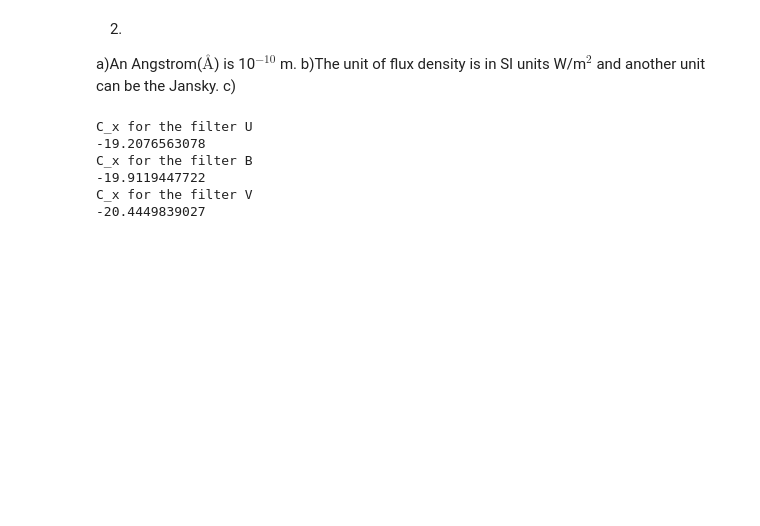
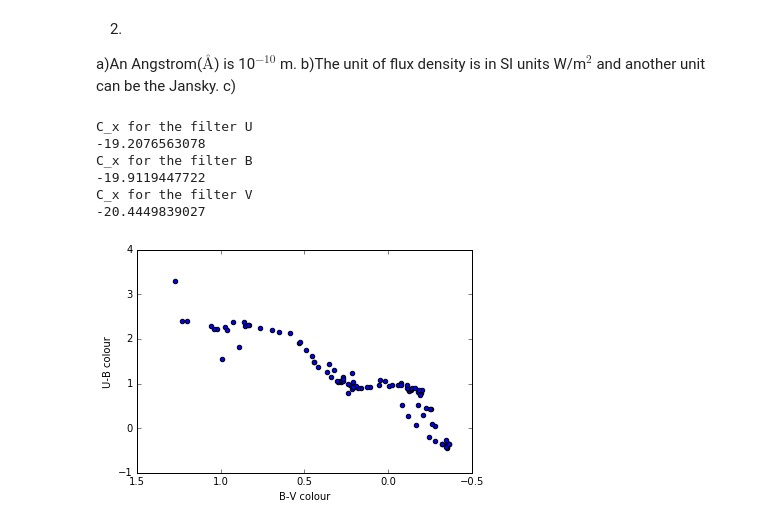
Before and after one commit to DLZRR/AL-OP-2016-2017, a Jupyter notebook: AL&OP 1.ipynb, the cells around one changed output. Cells and saved outputs as stored; diff of their text form; code cells hidden in the pictures; blank space fills up the shorter version.

```diff
--- a/AL&OP 1.ipynb
+++ b/AL&OP 1.ipynb
@@ -83,10 +87,12 @@ iets.flux = iets.flux*3e16
 name_filter = ["U", "B", "V"]
 lambd_0 = [3659, 4582, 5448]
 lambd_delta = [660, 940, 880]
+l = []
 for i in range(3):
     iets.loc[(iets['#wavelength'] >= lambd_0[i]-lambd_delta[i]/2) & (iets['#wavelength'] <= lambd_0[i]+lambd_delta[i]/2), 'flux']
     print("C_x for the filter", name_filter[i])
     print(2.5*np.log10(np.trapz(iets.loc[(iets['#wavelength'] >= lambd_0[i]-lambd_delta[i]/2) & (iets['#wavelength'] <= lambd_0[i]+lambd_delta[i]/2), 'flux'],iets.loc[(iets['#wavelength'] >= lambd_0[i]-lambd_delta[i]/2) & (iets['#wavelength'] <= lambd_0[i]+lambd_delta[i]/2), '#wavelength'])/(np.trapz(iets.loc[(iets['#wavelength'] >= lambd_0[i]-lambd_delta[i]/2) & (iets['#wavelength'] <= lambd_0[i]+lambd_delta[i]/2), '#wavelength'], iets.loc[(iets['#wavelength'] >= lambd_0[i]-lambd_delta[i]/2) & (iets['#wavelength'] <= lambd_0[i]+lambd_delta[i]/2), '#wavelength']))))
+    l.append(2.5*np.log10(np.trapz(iets.loc[(iets['#wavelength'] >= lambd_0[i]-lambd_delta[i]/2) & (iets['#wavelength'] <= lambd_0[i]+lambd_delta[i]/2), 'flux'],iets.loc[(iets['#wavelength'] >= lambd_0[i]-lambd_delta[i]/2) & (iets['#wavelength'] <= lambd_0[i]+lambd_delta[i]/2), '#wavelength'])/(np.trapz(iets.loc[(iets['#wavelength'] >= lambd_0[i]-lambd_delta[i]/2) & (iets['#wavelength'] <= lambd_0[i]+lambd_delta[i]/2), '#wavelength'], iets.loc[(iets['#wavelength'] >= lambd_0[i]-lambd_delta[i]/2) & (iets['#wavelength'] <= lambd_0[i]+lambd_delta[i]/2), '#wavelength']))))
 # %% [output]
 C_x for the filter U
 -19.2076563078
@@ -94,3 +100,21 @@ C_x for the filter B
 -19.9119447722
 C_x for the filter V
 -20.4449839027
+# %%
+mpld3.enable_notebook()
+def m_x(lambd_0,lambd_delta,C_x,iets1):
+    return(-2.5*np.log10(np.trapz(iets1.loc[(iets1['# wavelength'] >= lambd_0-lambd_delta/2) & (iets1['# wavelength'] <= lambd_0+lambd_delta/2), ' flux'],iets1.loc[(iets1['# wavelength'] >= lambd_0-lambd_delta/2) & (iets1['# wavelength'] <= lambd_0+lambd_delta/2), '# wavelength'])/(np.trapz(iets1.loc[(iets1['# wavelength'] >= lambd_0-lambd_delta/2) & (iets1['# wavelength'] <= lambd_0+lambd_delta/2), '# wavelength'], iets1.loc[(iets1['# wavelength'] >= lambd_0-lambd_delta/2) & (iets1['# wavelength'] <= lambd_0+lambd_delta/2), '# wavelength'])))+C_x)
+
+spectra = read("spectra.list.csv")
+
+for i in spectra['#filename']:
+    iets1 = read(i)
+    #print("For filter ", name_filter[0],",and the star ", i, ", the magnitude is",m_x(lambd_0[0],lambd_delta[0],l[0],iets1))
+    #print("For filter ", name_filter[1],",and the star ", i, ", the magnitude is",m_x(lambd_0[1],lambd_delta[1],l[1],iets1))
+    #print("For filter ", name_filter[2],",and the star ", i, ", the magnitude is",m_x(lambd_0[2],lambd_delta[2],l[2],iets1))
+    plt.scatter(m_x(lambd_0[1],lambd_delta[1],l[1],iets1)-m_x(lambd_0[2],lambd_delta[2],l[2],iets1), m_x(lambd_0[0],lambd_delta[0],l[0],iets1)-m_x(lambd_0[1],lambd_delta[1],l[1],iets1))
+    plt.xlim(1.5,-0.5)
+    plt.xlabel("B-V colour")
+    plt.ylabel("U-B colour")
+# %% [output]
+[figure, added]
```
Also changed, not shown: parts of 2 cells of this notebook.
